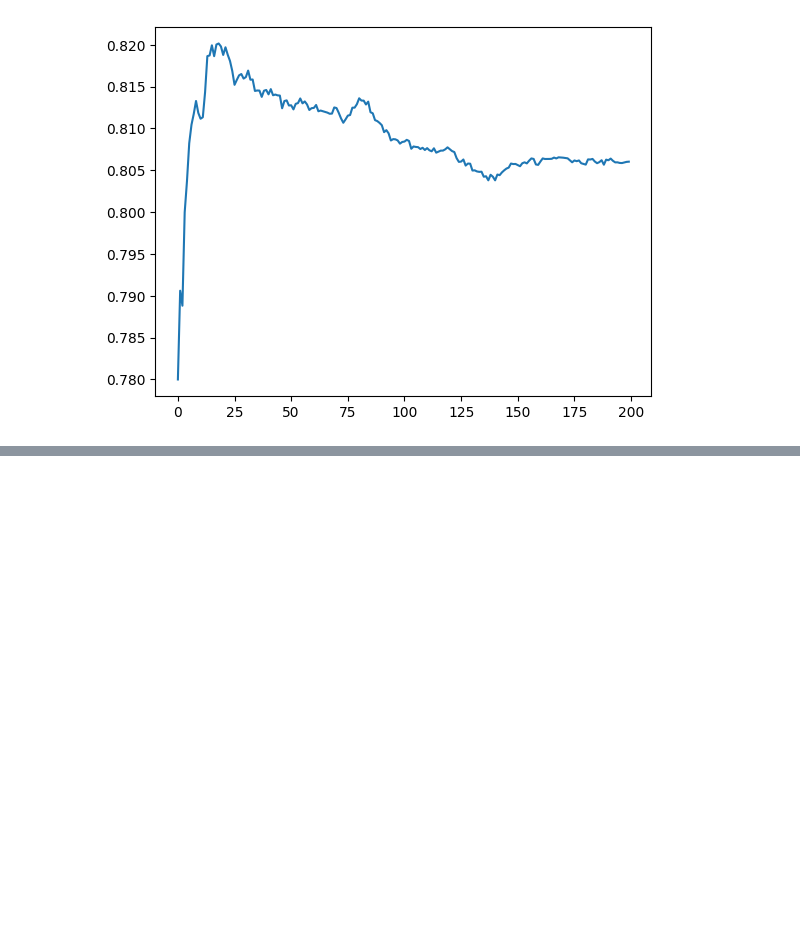
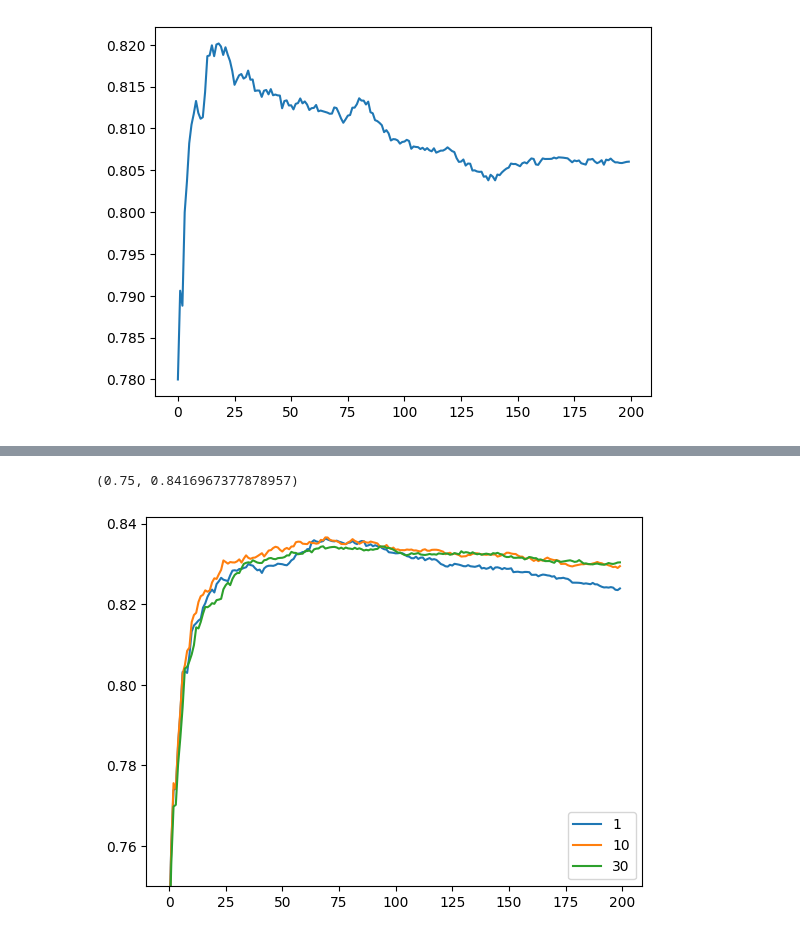
Before and after one commit to AurisNauris/ML-zoomcamp-homework, a Jupyter notebook: 06-trees/06-notebook.ipynb, the cells around one changed output, grey strips where cells are left out. Drawn from its saved outputs; the diff is of its cells as text; code cells hidden in the pictures; blank space fills up the shorter version.

```diff
--- a/06-trees/06-notebook.ipynb
+++ b/06-trees/06-notebook.ipynb
@@ -589,0 +684,33 @@ plt.plot(np.arange(len(results['val']['auc'])),results['val']['auc'])
+# %%
+results_opt = {}
+
+for mean_child_weight in [1, 10, 30]:
+
+    xgb_params = {
+        'eta': 0.2,
+        'max_depth': 3,
+        'min_child_weight':mean_child_weight,
+        'objective': 'binary:logistic',
+        'nthread':1,
+        'eval_metric': 'auc',
+        'seed':1,
+        'verbosity':2,
+
+    }
+
+    results = {}
+    model = xgb.train(xgb_params,
+                    dtrain,
+                    verbose_eval=None,
+                    evals=watch_list,
+                    evals_result=results,
+                    num_boost_round=200)
+    results_opt[mean_child_weight] = deepcopy(results)
+
+for k, results in results_opt.items():
+    plt.plot(np.arange(len(results['val']['auc'])),results['val']['auc'], label=k)
+plt.legend()
+plt.ylim(0.75)
+# %% [output]
+(0.75, 0.8416967377878957)
+[figure, added]
```
Also changed, not shown: parts of 10 cells of this notebook, 1 other file.
